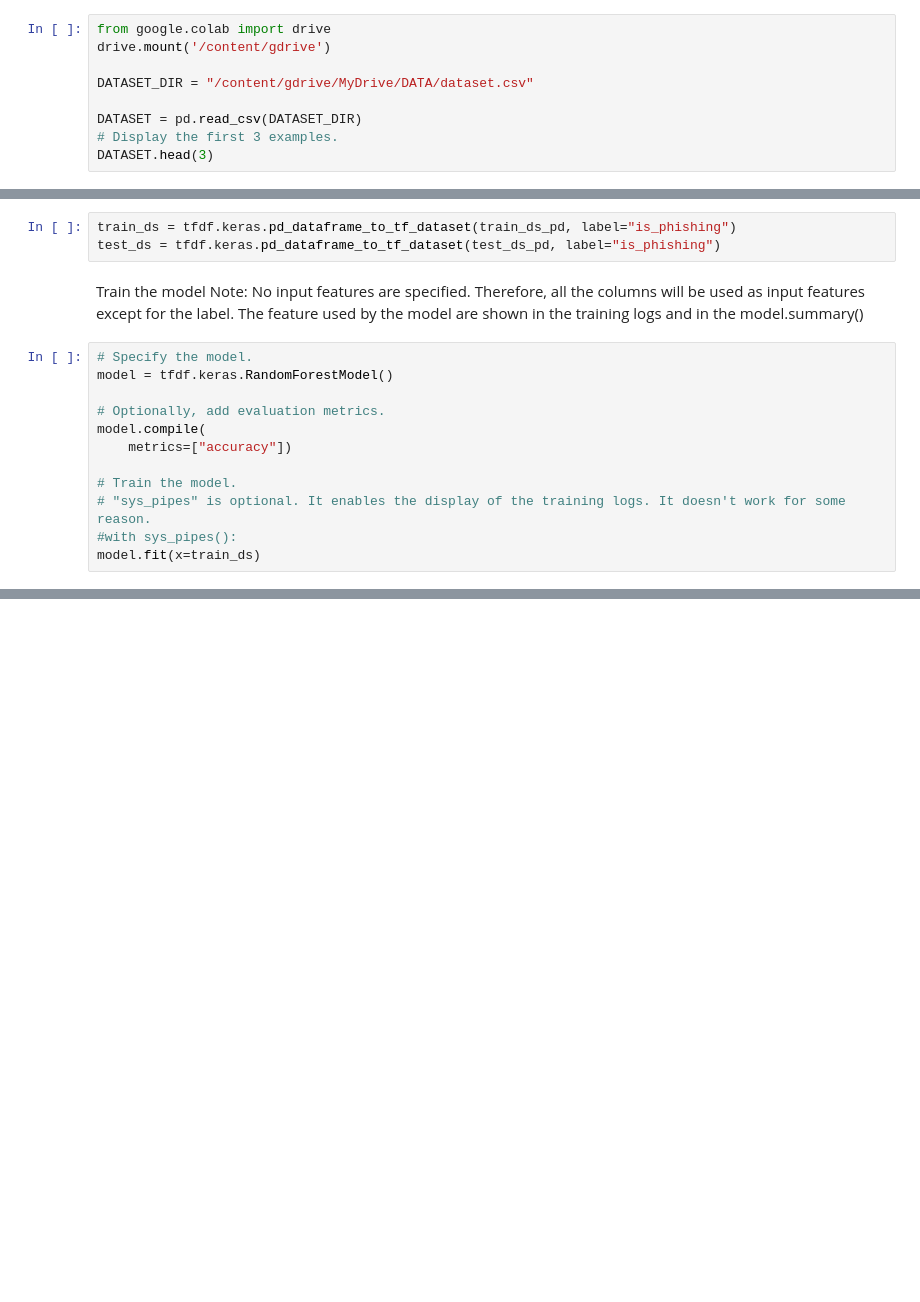
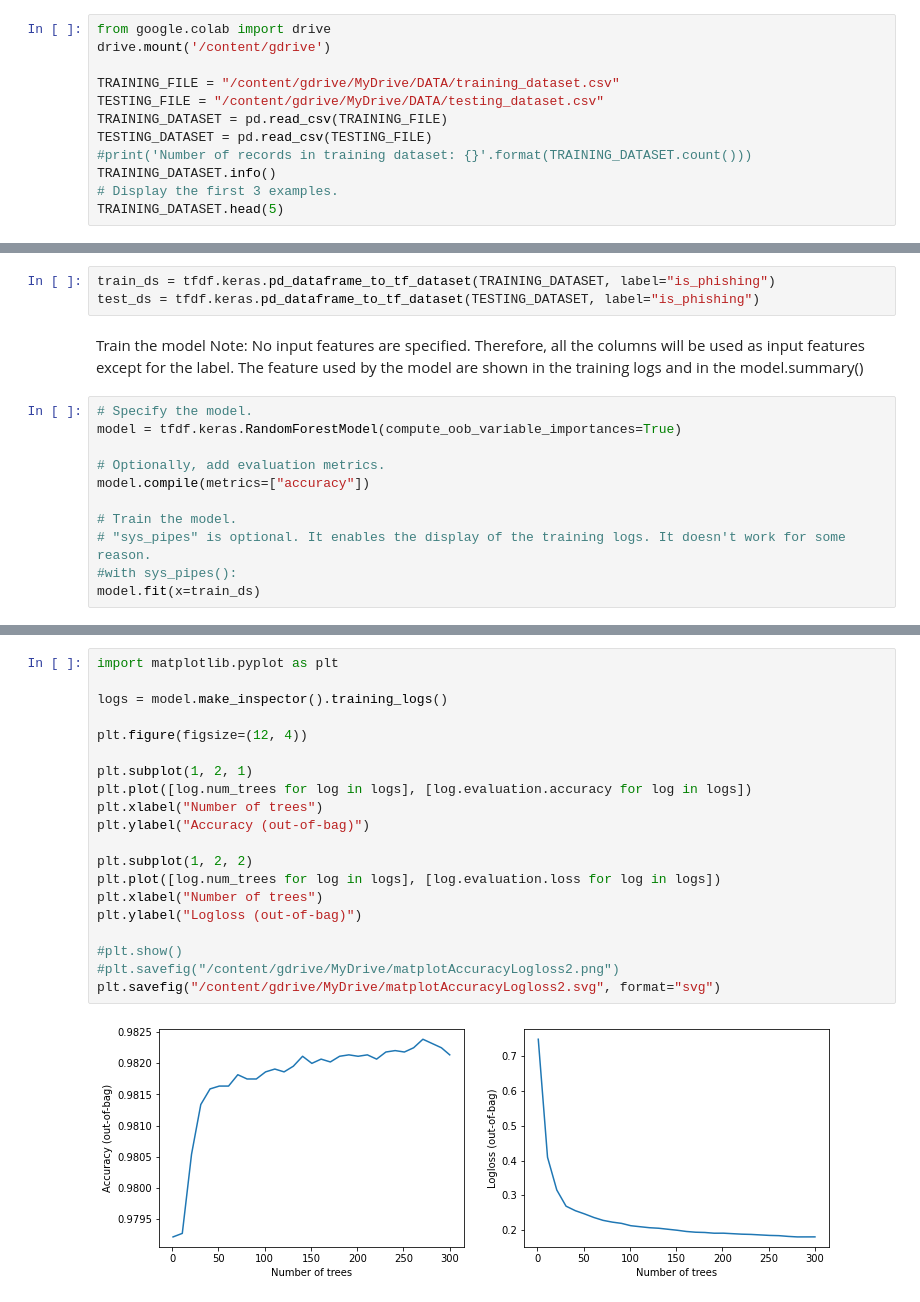
Before and after one commit to Neoskiddie/Anti-phishing, a Jupyter notebook: ModelTraining/phishing.ipynb, the cells around one changed output, grey strips where cells are left out. Drawn from its saved outputs; the diff is of its cells as text; blank space fills up the shorter version.

```diff
--- a/ModelTraining/phishing.ipynb
+++ b/ModelTraining/phishing.ipynb
@@ -23,8 +43,11 @@ print('TensorFlow version: {}'.format(tf.__version__))
 from google.colab import drive
 drive.mount('/content/gdrive')
 
-DATASET_DIR = "/content/gdrive/MyDrive/DATA/dataset.csv"
-
-DATASET = pd.read_csv(DATASET_DIR)
+TRAINING_FILE = "/content/gdrive/MyDrive/DATA/training_dataset.csv"
+TESTING_FILE = "/content/gdrive/MyDrive/DATA/testing_dataset.csv"
+TRAINING_DATASET = pd.read_csv(TRAINING_FILE)
+TESTING_DATASET = pd.read_csv(TESTING_FILE)
+#print('Number of records in training dataset: {}'.format(TRAINING_DATASET.count()))
+TRAINING_DATASET.info()
 # Display the first 3 examples.
-DATASET.head(3)
+TRAINING_DATASET.head(5)
@@ -41,19 +80,18 @@ print("{} examples in training, {} examples for testing.".format(
 # %% [markdown]
 Convert pandas dataframe into tensorflow dataset
 # %%
-train_ds = tfdf.keras.pd_dataframe_to_tf_dataset(train_ds_pd, label="is_phishing")
-test_ds = tfdf.keras.pd_dataframe_to_tf_dataset(test_ds_pd, label="is_phishing")
+train_ds = tfdf.keras.pd_dataframe_to_tf_dataset(TRAINING_DATASET, label="is_phishing")
+test_ds = tfdf.keras.pd_dataframe_to_tf_dataset(TESTING_DATASET, label="is_phishing")
 # %% [markdown]
 Train the model
 Note:
 No input features are specified. Therefore, all the columns will be used as input features except for the label. The feature used by the model are shown in the training logs and in the model.summary()
 # %%
 # Specify the model.
-model = tfdf.keras.RandomForestModel()
+model = tfdf.keras.RandomForestModel(compute_oob_variable_importances=True)
 
 # Optionally, add evaluation metrics.
-model.compile(
-    metrics=["accuracy"])
+model.compile(metrics=["accuracy"])
 
 # Train the model.
 # "sys_pipes" is optional. It enables the display of the training logs. It doesn't work for some reason.
@@ -105,0 +180,22 @@ print('\nSaved model:')
+# %%
+import matplotlib.pyplot as plt
+
+logs = model.make_inspector().training_logs()
+
+plt.figure(figsize=(12, 4))
+
+plt.subplot(1, 2, 1)
+plt.plot([log.num_trees for log in logs], [log.evaluation.accuracy for log in logs])
+plt.xlabel("Number of trees")
+plt.ylabel("Accuracy (out-of-bag)")
+
+plt.subplot(1, 2, 2)
+plt.plot([log.num_trees for log in logs], [log.evaluation.loss for log in logs])
+plt.xlabel("Number of trees")
+plt.ylabel("Logloss (out-of-bag)")
+
+#plt.show()
+#plt.savefig("/content/gdrive/MyDrive/matplotAccuracyLogloss2.png")
+plt.savefig("/content/gdrive/MyDrive/matplotAccuracyLogloss2.svg", format="svg")
+# %% [output]
+[figure, added]
```
Also changed, not shown: parts of 22 cells of this notebook, 18 other files.
